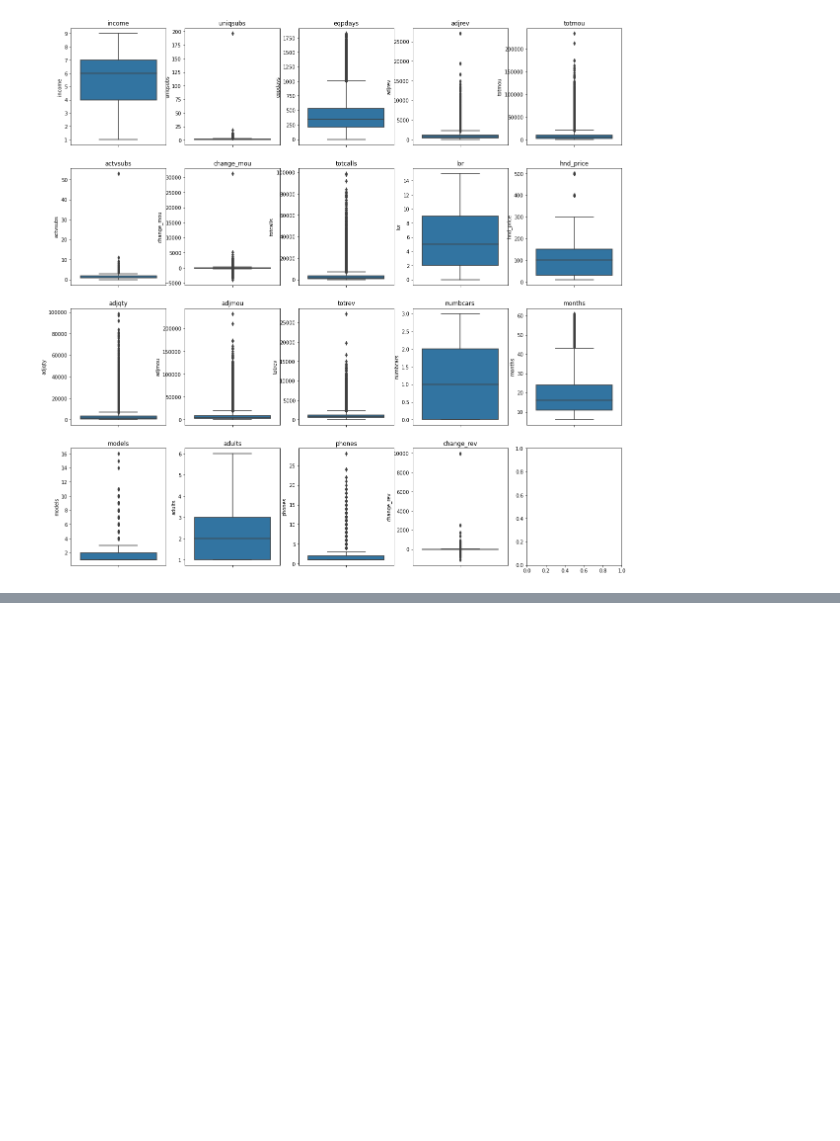
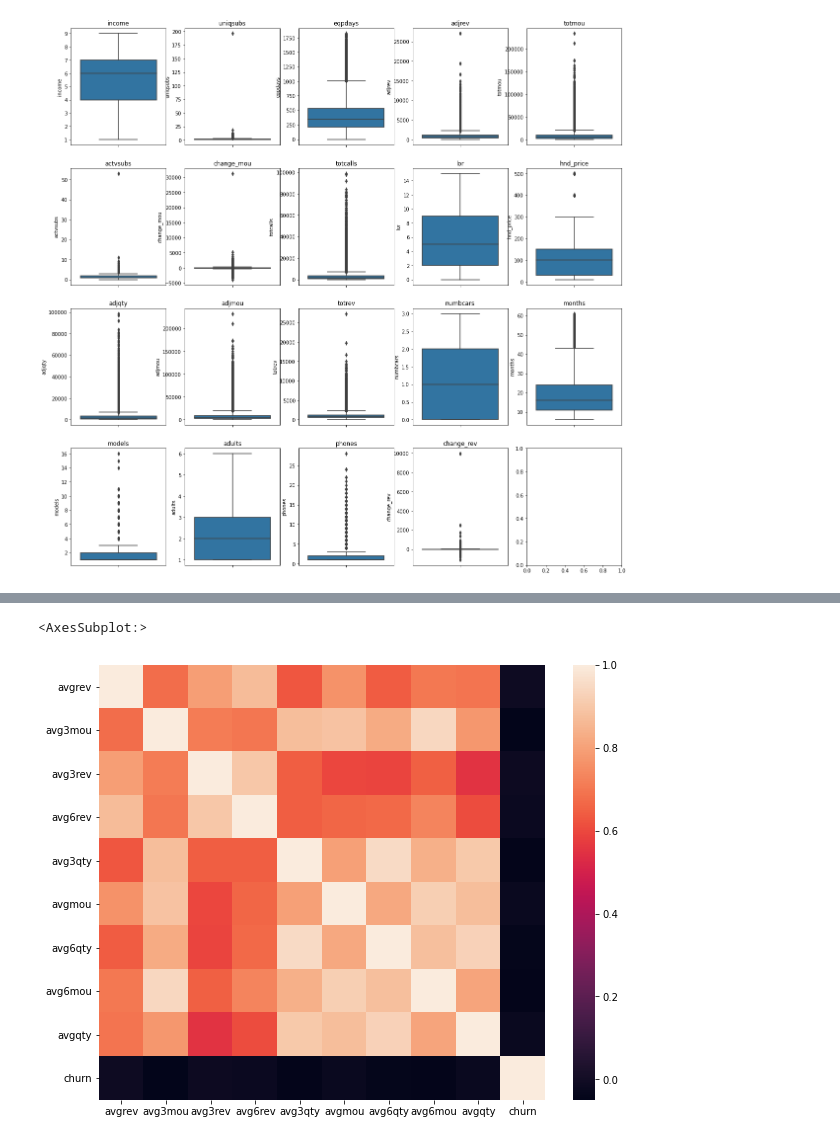
Before and after one commit to Jeff-ChenFan-Wang/TelecomChurnAnalysis, a Jupyter notebook: EDA.ipynb, the cells around one changed output, grey strips where cells are left out. Drawn from its saved outputs; the diff is of its cells as text; code cells hidden in the pictures; blank space fills up the shorter version.

```diff
--- a/EDA.ipynb
+++ b/EDA.ipynb
@@ -189,0 +206,6 @@ for col, subplot in zip(misc_num_cols,ax.flatten()):
+# %%
+plt.figure(figsize=(10,8))
+sns.heatmap(avg_corr)
+# %% [output]
+<AxesSubplot:>
+[figure, added]
```
Also changed, not shown: parts of 11 cells of this notebook.
